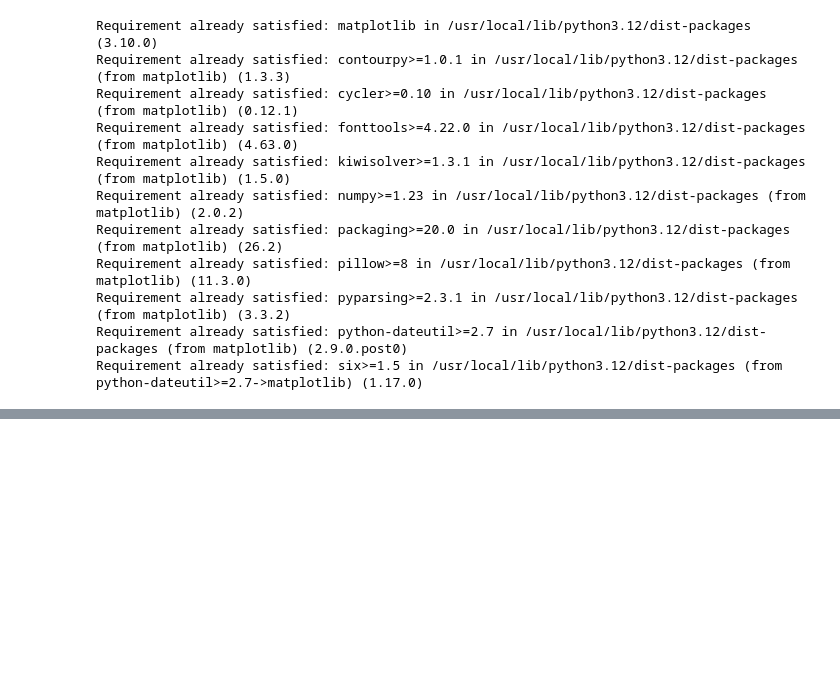
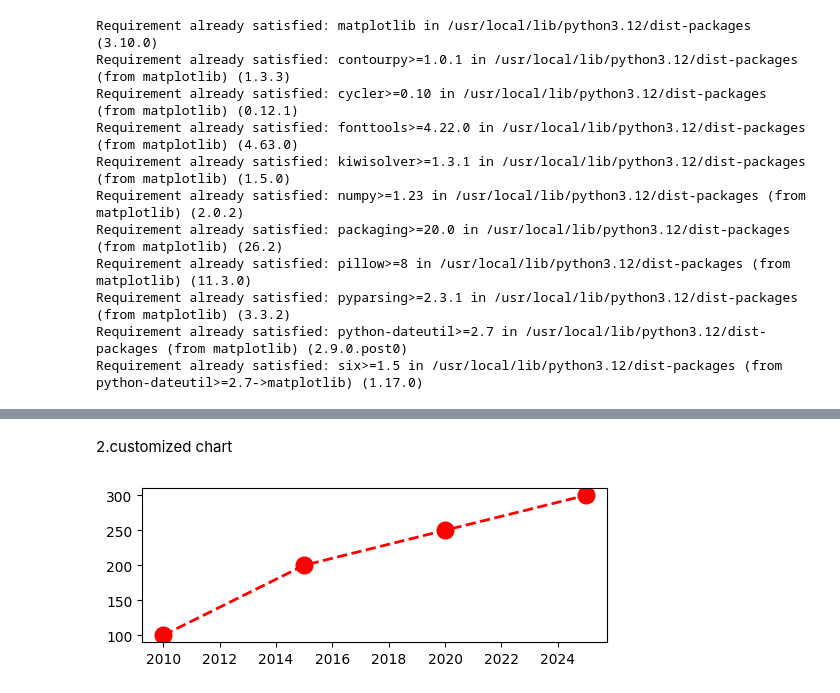
Before and after one commit to Devendra-stack/data-science-45days, a Jupyter notebook: day10.ipynb, the cells around one changed output, grey strips where cells are left out. Saved outputs shown, nothing was run; the diff lists cells and outputs as text; code cells hidden in the pictures; blank space fills up the shorter version.

```diff
--- a/day10.ipynb
+++ b/day10.ipynb
@@ -23,0 +29,70 @@ plt.show() #show graph
+# %% [markdown]
+2.customized chart
+# %%
+import matplotlib.pyplot as plt # visualization
+x = [2010,2015,2020,2025] # x cord
+y = [100,200,250,300] # y cord.
+#graph size
+# **Markers**
+
+# |character      |  |  |description |
+# |-------------|  -------------------------------|
+# |'.'       | | |point marker|
+# |','       | | |pixel marker|
+# |'o'       | | |circle marker|
+# |'v'       | | |triangle_down marker|
+# |'^'       | | |triangle_up marker|
+# |'<'       | | |triangle_left marker|
+# |'>'       | | |triangle_right marker|
+# |'1'       | | |tri_down marker|
+# |'2'       | | |tri_up marker|
+# |'3'       | | |tri_left marker|
+# |'4'       | | |tri_right marker|
+# |'8'       | | |octagon marker|
+# |'s'       | | |square marker|
+# |'p'       | | |pentagon marker|
+# |'P'       | | |plus (filled) marker|
+# |'*'       | | |star marker|
+# |'h'       | | |hexagon1 marker|
+# |'H'       | | |hexagon2 marker|
+# |'+'       | | |plus marker|
+# |'x'       | | |x marker|
+# |'X'       | | |x (filled) marker|
+# |'D'       | | |diamond marker|
+# |'d'       | | |thin_diamond marker|
+# |'|'       | | |vline marker|
+# |'_'       | | |hline marker|
+
+# **Line Styles**
+
+# |character      |  |  |  |description |
+# |-------------|   -------------------------------|
+# |'-'       | | | |solid line style|
+# |'--'      | | | |dashed line style|
+# |'-.'      | | | |dash-dot line style|
+# |':'       | | | |dotted line style|
+
+# Example format strings:
+
+#     'b'    # blue markers with default shape
+#     'or'   # red circles
+#     '-g'   # green solid line
+#     '--'   # dashed line with default color
+#     '^k:'  # black triangle_up markers connected by a dotted line
+# **Colors**
+
+# |character      |  |  |  |color |
+# |-------------|   -------------------------------|
+# |'b'       | | | |blue|
+# |'g'       | | | |green|
+# |'r'       | | | |red|
+# |'c'       | | | |cyan|
+# |'m'       | | | |magenta|
+# |'y'       | | | |yellow|
+# |'k'       | | | |black|
+# |'w'       | | | |white|
+plt.figure(figsize=(6,2))
+plt.plot(x,y,color="red",marker="o",linestyle="dashed", linewidth=2,markersize=12)
+plt.show() # graph show
+# %% [output]
+[figure, added]
```
Also changed, not shown: parts of 6 cells of this notebook.
